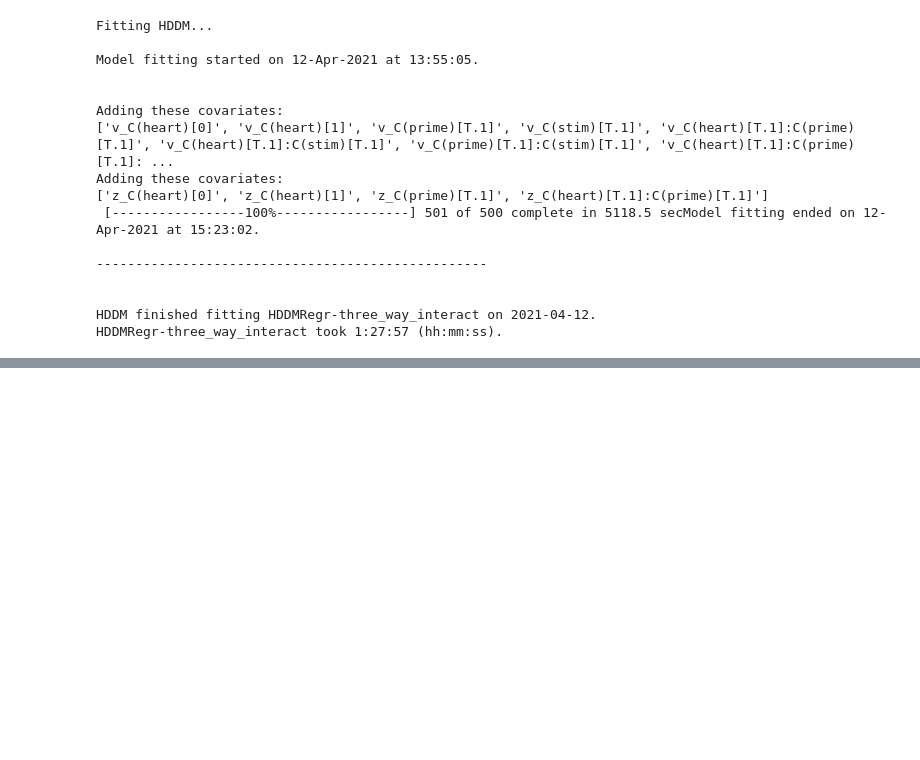
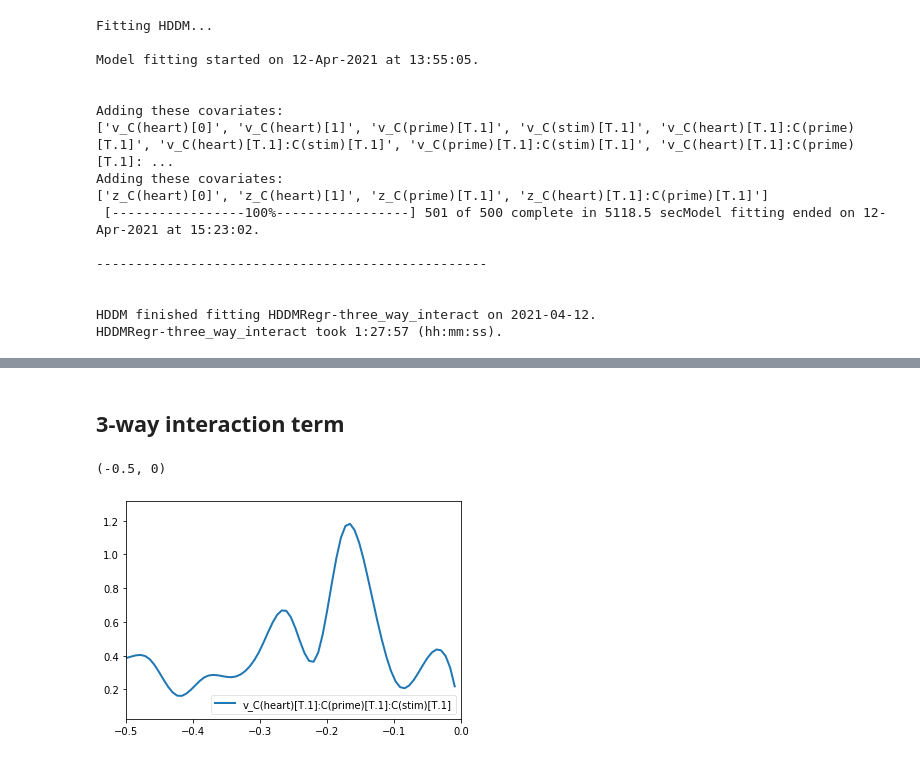
Before and after one commit to PHJT003/sos, a Jupyter notebook: hddm/HDDMRegression-three_way_interaction.ipynb, the cells around one changed output, grey strips where cells are left out. Saved outputs shown, nothing was run; the diff lists cells and outputs as text; code cells hidden in the pictures; blank space fills up the shorter version.

```diff
--- a/hddm/HDDMRegression-three_way_interaction.ipynb
+++ b/hddm/HDDMRegression-three_way_interaction.ipynb
@@ -272,0 +328,10 @@ HDDMRegr-three_way_interact took 1:27:57 (hh:mm:ss).
+# %% [markdown]
+## 3-way interaction term
+# %%
+v_3way = my_model.nodes_db.node[["v_C(heart)[T.1]:C(prime)[T.1]:C(stim)[T.1]"]]
+
+hddm.analyze.plot_posterior_nodes(v_3way)
+plt.xlim(-0.50, 0)
+# %% [output]
+(-0.5, 0)
+[figure, added]
```
Also changed, not shown: parts of 5 cells of this notebook, 1 other file.
